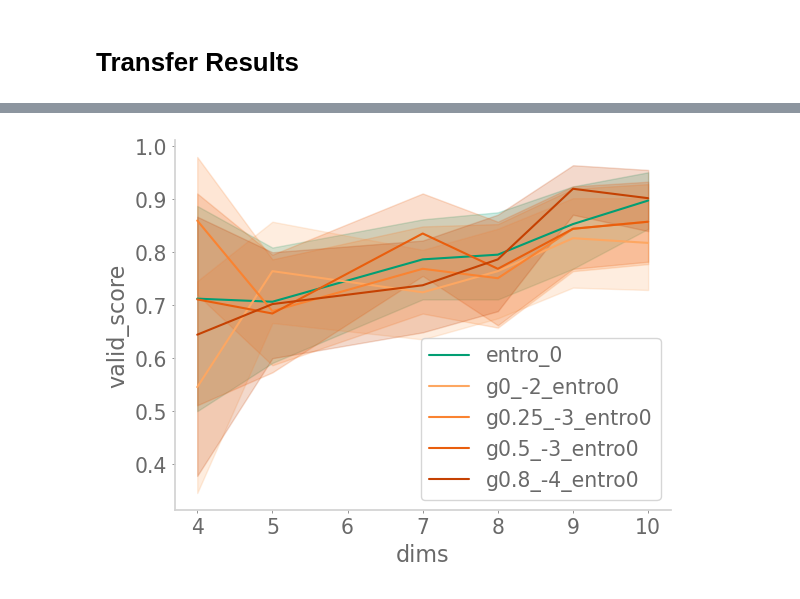
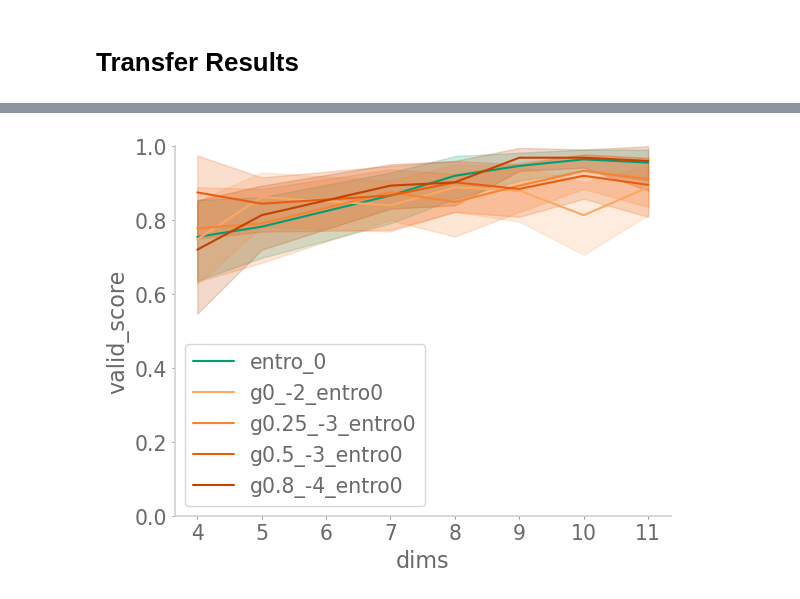
Before and after one commit to chingf/auxrl, a Jupyter notebook: notebooks/04-gridworld-sweep-results.ipynb, the cells around one changed output, grey strips where cells are left out. Cells and saved outputs as stored; diff of their text form; code cells hidden in the pictures.

```diff
--- a/notebooks/04-gridworld-sweep-results.ipynb
+++ b/notebooks/04-gridworld-sweep-results.ipynb
@@ -186,16 +216,17 @@ taskB_df = get_df('frozentransfer_gridworld8x8_-3', zs)
 # %%
 fig, ax = plt.subplots()
 colors = cm.get_cmap('Oranges')
 c_steps = np.linspace(0.4, 0.8, 4, endpoint=True)
 colors=['C0', 'C2', colors(c_steps[0]), colors(c_steps[1]), colors(c_steps[2]), colors(c_steps[3])]
 for idx, f in enumerate(['mf', 'entro_0', 'g0_-2_entro0', 'g0.25_-3_entro0', 'g0.5_-3_entro0', 'g0.8_-4_entro0']):
-    dd = taskB_df[(taskB_df['episode']==150) & (taskB_df['model']==f)].copy()
+    dd = taskB_df[(taskB_df['episode']==300) & (taskB_df['model']==f)].copy()
     sns.lineplot(
         x='dims', y='valid_score',
         data=dd, estimator='mean',
         ax=ax, label=f, color=colors[idx]
     )
+ax.set_ylim(0,1)
 plt.legend()
 plt.show()
 # %% [output]
-[figure, old version]
+[figure, new version]
```
Also changed, not shown: parts of 5 cells of this notebook, 5 other files.
